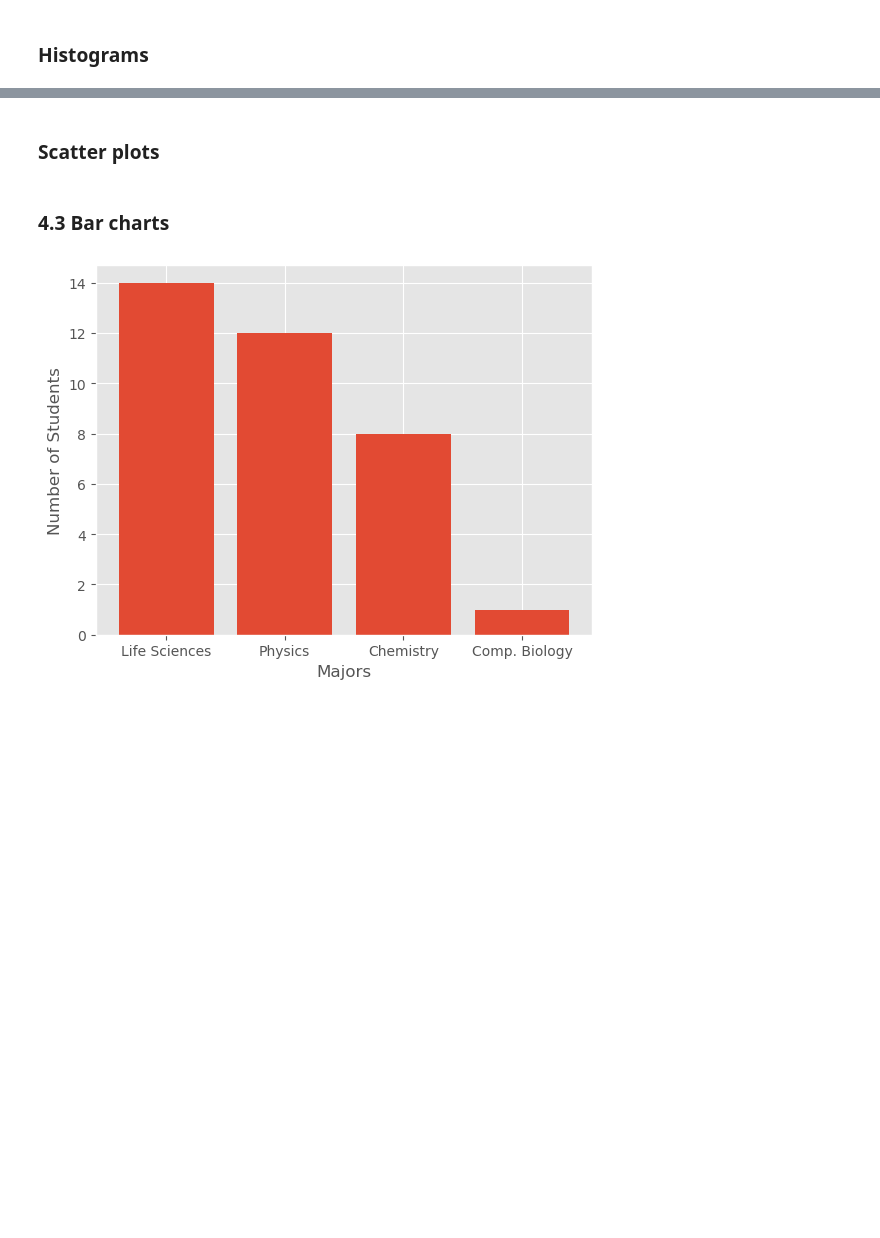
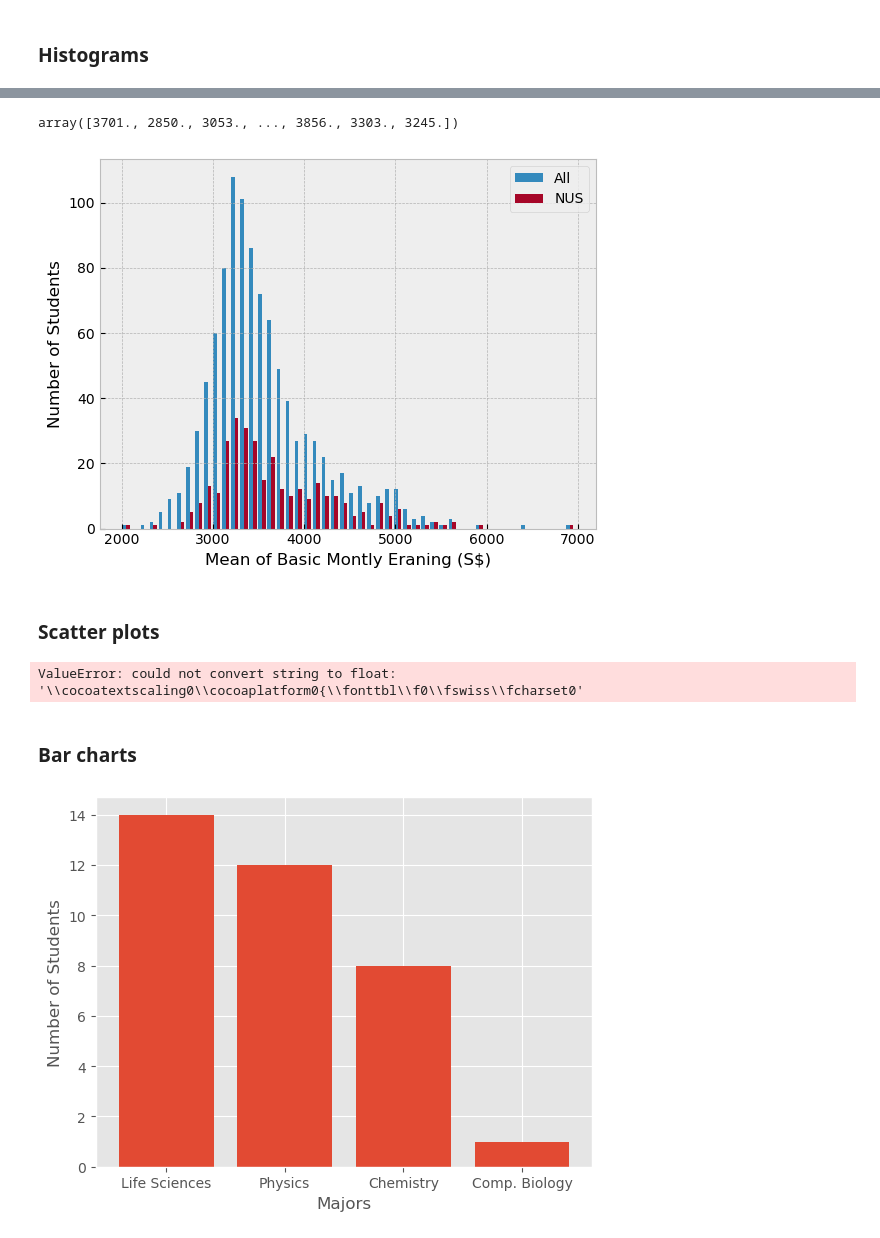
Before and after one commit to SPS-SP2273/learning-portfolio-KeeganLeeNg, a Jupyter notebook: plotting/plotting_(good).ipynb, the cells around one changed output, grey strips where cells are left out. Saved outputs shown, nothing was run; the diff lists cells and outputs as text; code cells hidden in the pictures; blank space fills up the shorter version.

Commit message:
it finally works, dont open the file with numbers

```diff
--- a/plotting/plotting_(good).ipynb
+++ b/plotting/plotting_(good).ipynb
@@ -190,12 +211,52 @@ bottom_right.grid(alpha=.25)
+# %%
+filename = 'sg-gov-graduate-employment-survey_basic_monthly_mean_all.txt'
+np.loadtxt(fname=filename, skiprows=1)
+# %% [output]
+array([3701., 2850., 3053., ..., 3856., 3303., 3245.])
 # %%
-## the files dont exist
+data = {}
+
+filename = 'sg-gov-graduate-employment-survey_basic_monthly_mean_all.txt'
+data['All'] = np.loadtxt(filename, skiprows=1)
+
+filename = 'sg-gov-graduate-employment-survey_basic_monthly_mean_nus.txt'
+data['NUS'] = np.loadtxt(filename, skiprows=1)
+
+plt.style.use('bmh')
+
+plt.hist([data['All'], data['NUS']],
+         bins=50,                        # How many bins to split the data
+         label=['All', 'NUS']
+         )
+plt.xlabel('Mean of Basic Montly Eraning (S$)')
+plt.ylabel('Number of Students')
+plt.legend()
+plt.show()
+# %% [output]
+[figure, added]
 # %% [markdown]
 ### Scatter plots
 # %%
+data = {}
+for label in ['All', 'NUS']:
+    filename = f'sg-gov-graduate-employment-survey_basic_monthly_mean_{label.lower()}.csv'
+    data[label] = np.loadtxt(filename, skiprows=1)
 
-# the datafiles dont exist
+plt.style.use('seaborn-darkgrid')
+
+for label, numbers in data.items():
+    x = range(len(numbers))
+    y = numbers
+    plt.scatter(x, y, label=label, alpha=.5)
+
+plt.xlabel('Position in the list')
+plt.ylabel('Mean of Basic Montly Eraning (S$)')
+plt.legend()
+plt.show()
+# %% [output]
+ValueError: could not convert string to float: '\\cocoatextscaling0\\cocoaplatform0{\\fonttbl\\f0\\fswiss\\fcharset0'
 # %% [markdown]
-### 4.3 Bar charts
+###  Bar charts
 # %%
 student_numbers = {'Life Sciences': 14,
                    'Physics': 12,
```
Also changed, not shown: parts of 3 cells of this notebook, 2 other files.
